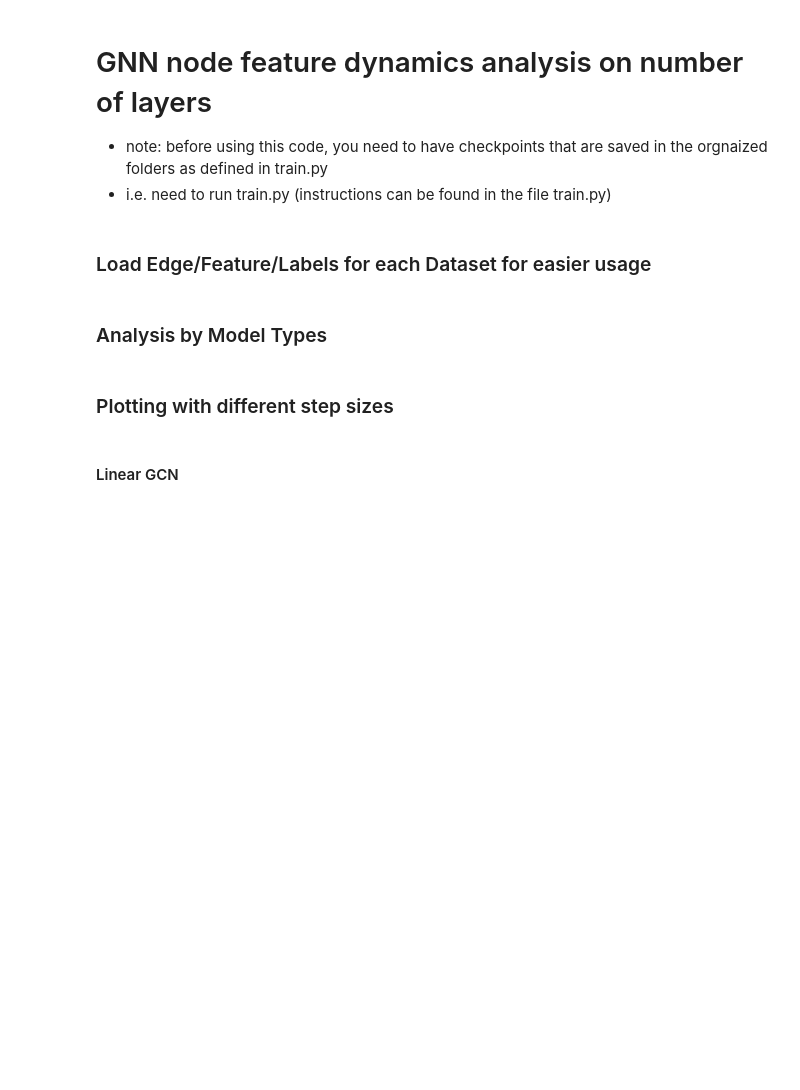
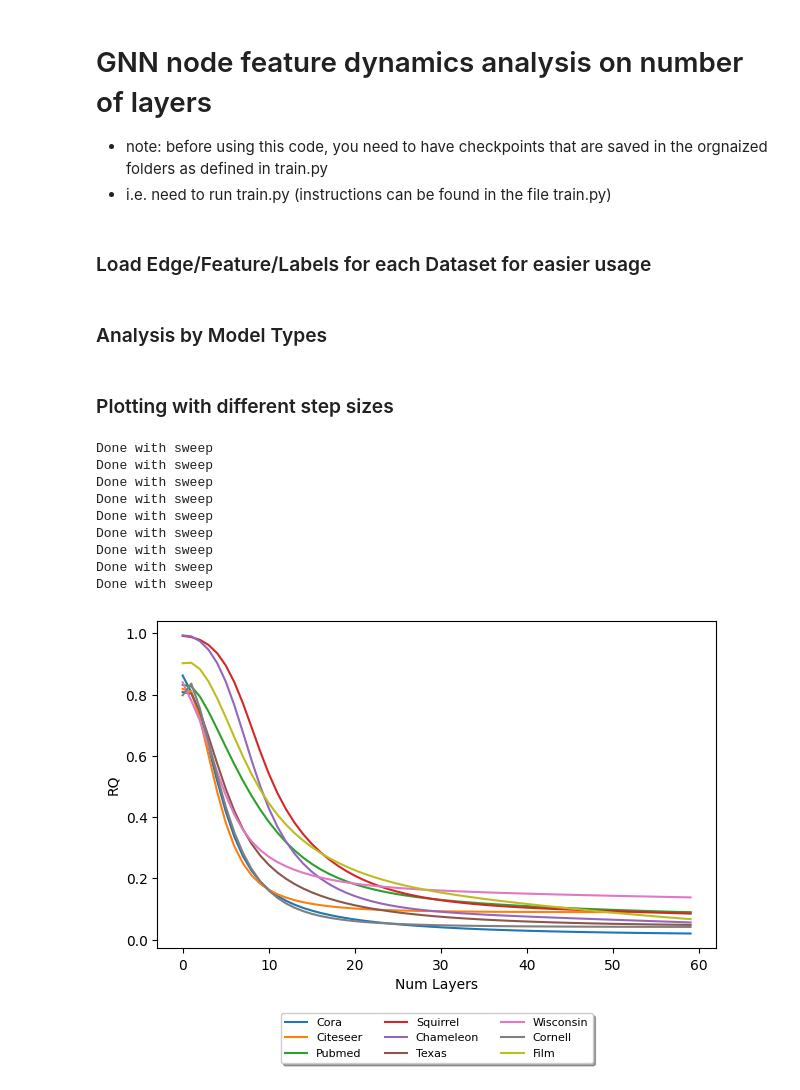
Before and after one commit to lovetaro/dynamicgnn, a Jupyter notebook: synthetic_experiments/dynamics_nlayers_clean.ipynb, the cells around one changed output. Saved outputs shown, nothing was run; the diff lists cells and outputs as text; code cells hidden in the pictures; blank space fills up the shorter version.

```diff
--- a/synthetic_experiments/dynamics_nlayers_clean.ipynb
+++ b/synthetic_experiments/dynamics_nlayers_clean.ipynb
@@ -27,7 +27,8 @@ def list_files_in_folder(folder_path):
     files_list = []
     for root, dirs, files in os.walk(folder_path):
         for file in files:
-            files_list.append(os.path.join(root, file))
+            if file.endswith('.pt'):
+                files_list.append(os.path.join(root, file))
     return files_list
 # %%
 def get_ckpt_files(dataset:str, model:str, nlayers:str, step_size:float, linear:bool):
@@ -45,7 +46,8 @@ def get_model_bytype(features_dict, labels_dict, model:str, dataset:str, step_si
                       step_size=step_size, model_type=model, linear=linear)
     return model
 
-def get_trained_model_bytype(features_dict, labels_dict, model_type:str, dataset:str, nlayers:int, step_size: float, linear:bool, ckpt_files:list = None, single_model:bool = True):
+def get_trained_model_bytype(features_dict, labels_dict, model_type:str, dataset:str, nlayers:int, step_size: float, linear:bool,
+                             ckpt_files:list = None, single_model:bool=True, idx:int=1):
     if ckpt_files is None:
         ckpt_files = get_ckpt_files(dataset, model_type, nlayers, step_size, linear)
     if len(ckpt_files) > 1 and single_model == False:
@@ -54,7 +56,12 @@ def get_trained_model_bytype(features_dict, labels_dict, model_type:str, dataset
             model.load_state_dict(torch.load(ckpt, map_location='cpu')['model_state_dict'])
     else:
         model = get_model_bytype(features_dict, labels_dict, model_type, dataset, step_size, linear)
-        model.load_state_dict(torch.load(ckpt_files[0], map_location='cpu')['model_state_dict'])
+        try:
+            ckpt=ckpt_files[idx]
+        except:
+            print(f"{idx} is out of range for ckpt files. Using the first ckpt file.")
+            ckpt=ckpt_files[0]
+        model.load_state_dict(torch.load(ckpt, map_location='cpu')['model_state_dict'])
         return model
 # %%
 def layer_sweep(model, edge_index, feat,
@@ -167,2 +191,0 @@ step_sizes = [0.01, 0.1, 0.5]
-# %% [markdown]
-#### Linear GCN
@@ -191,0 +192,16 @@ plt.show()
+# %%
+# Call plot_per_model for each subplot
+plot_per_model(model='graffgcn', num_steps=num_steps, step_size_override=0.5, trained=False)
+plt.tight_layout()
+plt.show()
+# %% [output]
+Done with sweep
+Done with sweep
+Done with sweep
+Done with sweep
+Done with sweep
+Done with sweep
+Done with sweep
+Done with sweep
+Done with sweep
+[figure, added]
```
Also changed, not shown: parts of 5 cells of this notebook, 4 other files.
